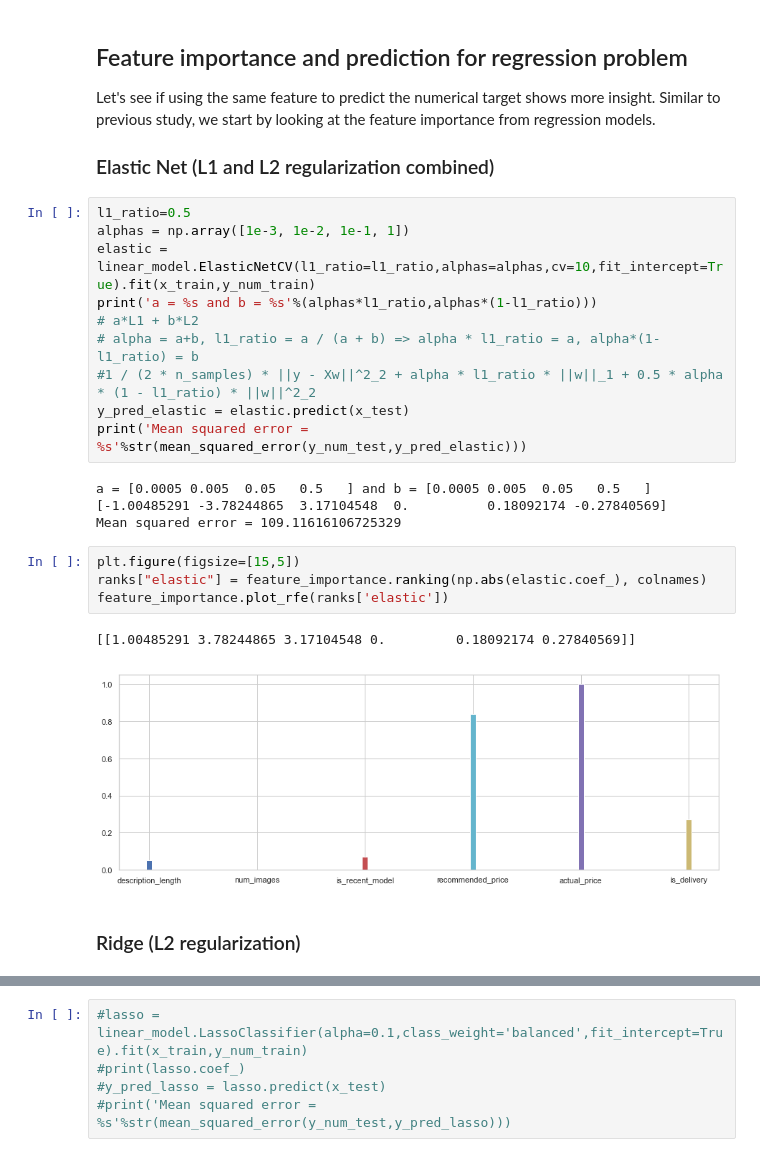
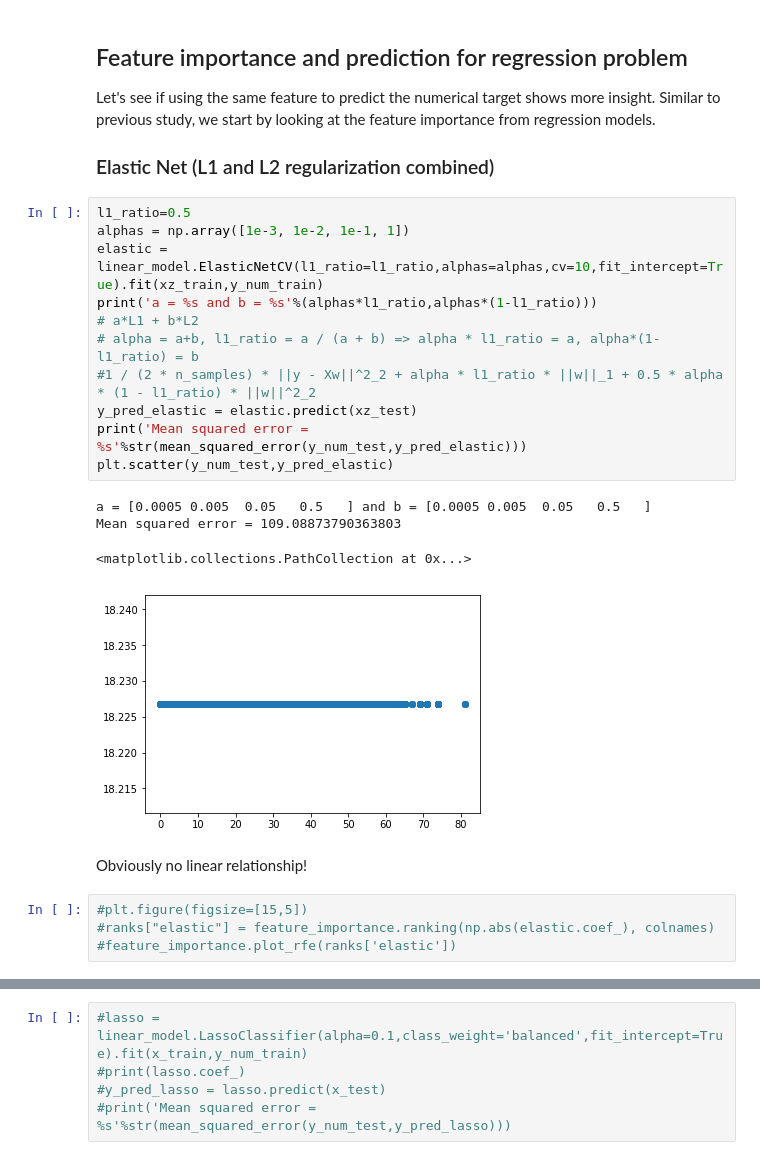
Before and after one commit to ginochen/Dual-branched_DNN_SVM, a Jupyter notebook: Dual_branched_DNN_SVM.ipynb, the cells around one changed output, grey strips where cells are left out. Drawn from its saved outputs; the diff is of its cells as text.

```diff
--- a/Dual_branched_DNN_SVM.ipynb
+++ b/Dual_branched_DNN_SVM.ipynb
@@ -948,23 +948,22 @@ Let's see if using the same feature to predict the numerical target shows more i
 # %%
 l1_ratio=0.5
 alphas = np.array([1e-3, 1e-2, 1e-1, 1])
-elastic = linear_model.ElasticNetCV(l1_ratio=l1_ratio,alphas=alphas,cv=10,fit_intercept=True).fit(x_train,y_num_train)
+elastic = linear_model.ElasticNetCV(l1_ratio=l1_ratio,alphas=alphas,cv=10,fit_intercept=True).fit(xz_train,y_num_train)
 print('a = %s and b = %s'%(alphas*l1_ratio,alphas*(1-l1_ratio)))
 # a*L1 + b*L2
 # alpha = a+b, l1_ratio = a / (a + b) => alpha * l1_ratio = a, alpha*(1-l1_ratio) = b
 #1 / (2 * n_samples) * ||y - Xw||^2_2 + alpha * l1_ratio * ||w||_1 + 0.5 * alpha * (1 - l1_ratio) * ||w||^2_2
-y_pred_elastic = elastic.predict(x_test)
+y_pred_elastic = elastic.predict(xz_test)
 print('Mean squared error = %s'%str(mean_squared_error(y_num_test,y_pred_elastic)))
+plt.scatter(y_num_test,y_pred_elastic)
 # %% [output]
 a = [0.0005 0.005  0.05   0.5   ] and b = [0.0005 0.005  0.05   0.5   ]
-[-1.00485291 -3.78244865  3.17104548  0.          0.18092174 -0.27840569]
-Mean squared error = 109.11616106725329
+Mean squared error = 109.08873790363803
+<matplotlib.collections.PathCollection at 0x...>
+[figure, added]
+# %% [markdown]
+Obviously no linear relationship!
 # %%
-plt.figure(figsize=[15,5])
-ranks["elastic"] = feature_importance.ranking(np.abs(elastic.coef_), colnames)
-feature_importance.plot_rfe(ranks['elastic'])
+#plt.figure(figsize=[15,5])
+#ranks["elastic"] = feature_importance.ranking(np.abs(elastic.coef_), colnames)
+#feature_importance.plot_rfe(ranks['elastic'])
-# %% [output]
-[[1.00485291 3.78244865 3.17104548 0.         0.18092174 0.27840569]]
-[figure, removed]
-# %% [markdown]
-### Ridge (L2 regularization)
```
Also changed, not shown: parts of 9 cells of this notebook.
